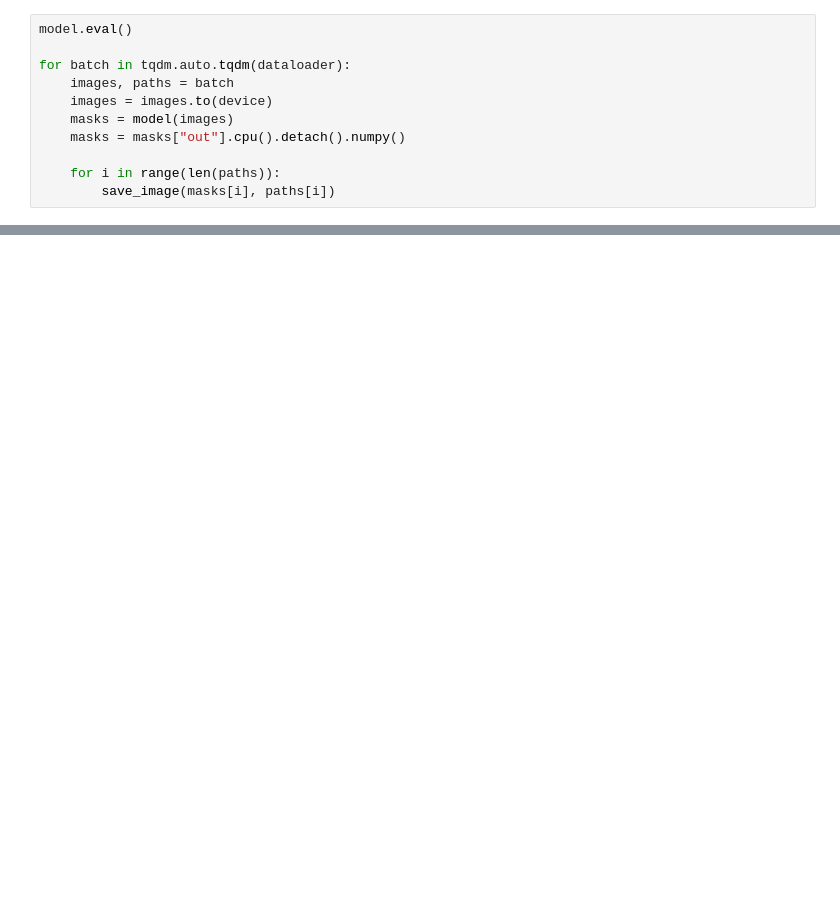
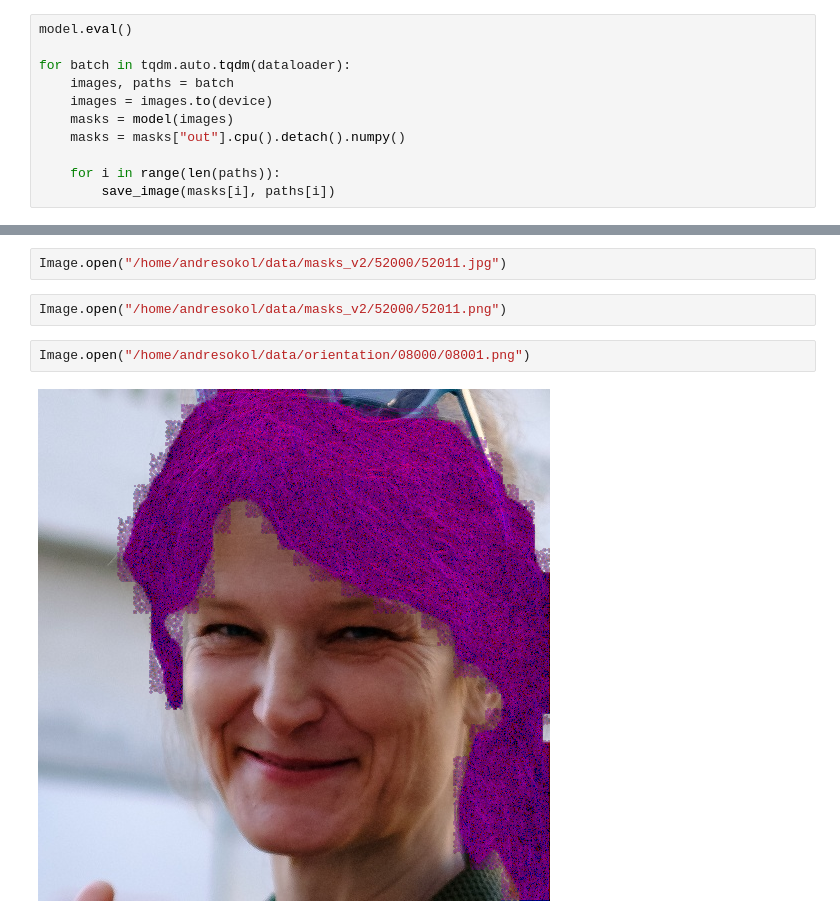
Before and after one commit to andresokol/masters, a Jupyter notebook: deeplab_mask_processing.ipynb, the cells around one changed output, grey strips where cells are left out. Drawn from its saved outputs; the diff is of its cells as text; blank space fills up the shorter version.

```diff
--- a/deeplab_mask_processing.ipynb
+++ b/deeplab_mask_processing.ipynb
@@ -91,0 +98,8 @@ Image.open("/home/andresokol/data/masks/09000/09014.jpg")
+# %%
+Image.open("/home/andresokol/data/masks_v2/52000/52011.jpg")
+# %%
+Image.open("/home/andresokol/data/masks_v2/52000/52011.png")
+# %%
+Image.open("/home/andresokol/data/orientation/08000/08001.png")
+# %% [output]
+[figure, added]
```
Also changed, not shown: parts of 6 cells of this notebook, 3 other files.
